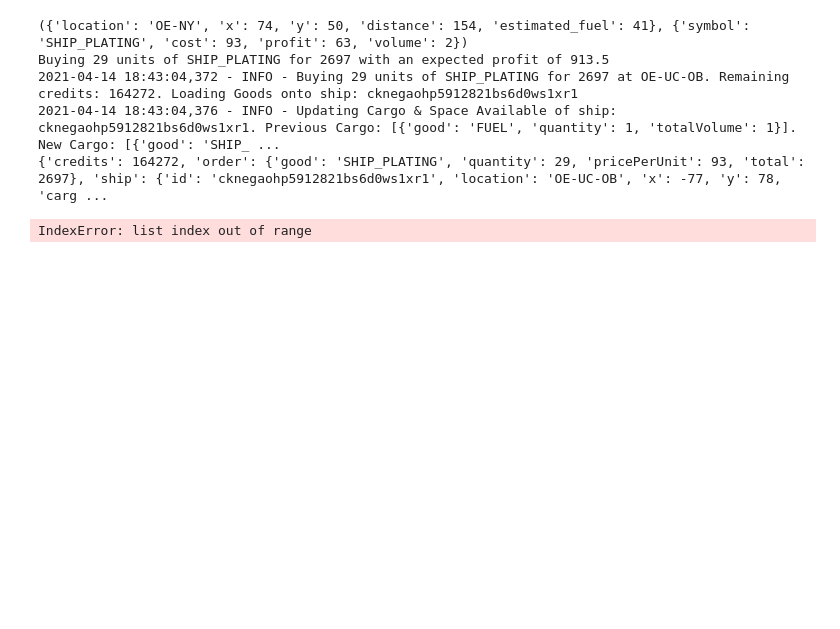
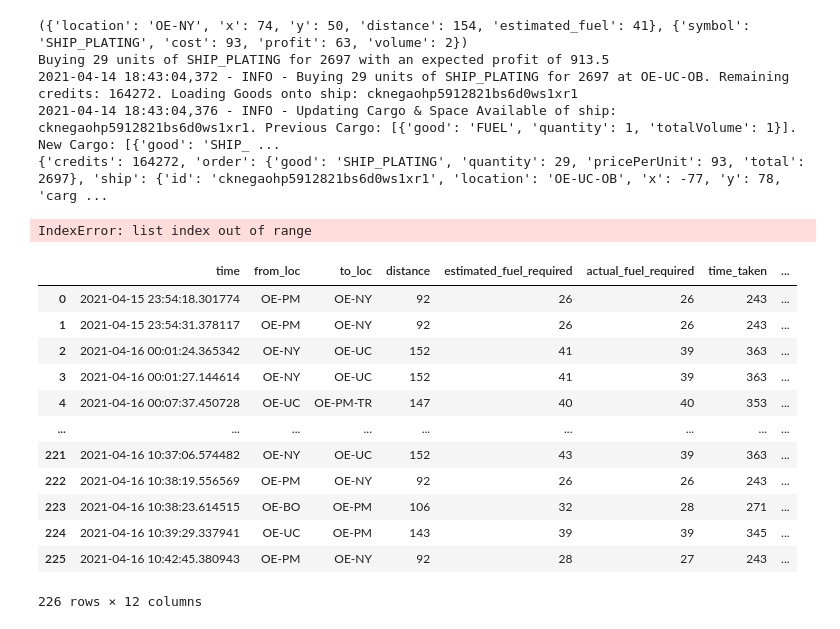
Before and after one commit to ZacHooper/spaceTraders, a Jupyter notebook: Untitled.ipynb, the cells around one changed output. Saved outputs shown, nothing was run; the diff lists cells and outputs as text; code cells hidden in the pictures; blank space fills up the shorter version.

```diff
--- a/Untitled.ipynb
+++ b/Untitled.ipynb
@@ -432,3 +433,20 @@ Buying 29 units of SHIP_PLATING for 2697 with an expected profit of 913.5
 2021-04-14 18:43:04,376 - INFO - Updating Cargo & Space Available of ship: cknegaohp5912821bs6d0ws1xr1. Previous Cargo: [{'good': 'FUEL', 'quantity': 1, 'totalVolume': 1}]. New Cargo: [{'good': 'SHIP_ ...
 {'credits': 164272, 'order': {'good': 'SHIP_PLATING', 'quantity': 29, 'pricePerUnit': 93, 'total': 2697}, 'ship': {'id': 'cknegaohp5912821bs6d0ws1xr1', 'location': 'OE-UC-OB', 'x': -77, 'y': 78, 'carg ...
 IndexError: list index out of range
+# %%
+flights = db_handler.get_flight_paths()
+flights
+# %% [output]
+|  | time | from_loc | to_loc | distance | estimated_fuel_required | actual_fuel_required | time_taken | ... |
+| 0 | 2021-04-15 23:54:18.301774 | OE-PM | OE-NY | 92 | 26 | 26 | 243 | ... |
+| 1 | 2021-04-15 23:54:31.378117 | OE-PM | OE-NY | 92 | 26 | 26 | 243 | ... |
+| 2 | 2021-04-16 00:01:24.365342 | OE-NY | OE-UC | 152 | 41 | 39 | 363 | ... |
+| 3 | 2021-04-16 00:01:27.144614 | OE-NY | OE-UC | 152 | 41 | 39 | 363 | ... |
+| 4 | 2021-04-16 00:07:37.450728 | OE-UC | OE-PM-TR | 147 | 40 | 40 | 353 | ... |
+| ... | ... | ... | ... | ... | ... | ... | ... | ... |
+| 221 | 2021-04-16 10:37:06.574482 | OE-NY | OE-UC | 152 | 43 | 39 | 363 | ... |
+| 222 | 2021-04-16 10:38:19.556569 | OE-PM | OE-NY | 92 | 26 | 26 | 243 | ... |
+| 223 | 2021-04-16 10:38:23.614515 | OE-BO | OE-PM | 106 | 32 | 28 | 271 | ... |
+| 224 | 2021-04-16 10:39:29.337941 | OE-UC | OE-PM | 143 | 39 | 39 | 345 | ... |
+| 225 | 2021-04-16 10:42:45.380943 | OE-PM | OE-NY | 92 | 28 | 27 | 243 | ... |
+226 rows × 12 columns
```
Also changed, not shown: parts of 12 cells of this notebook, 8 other files.
